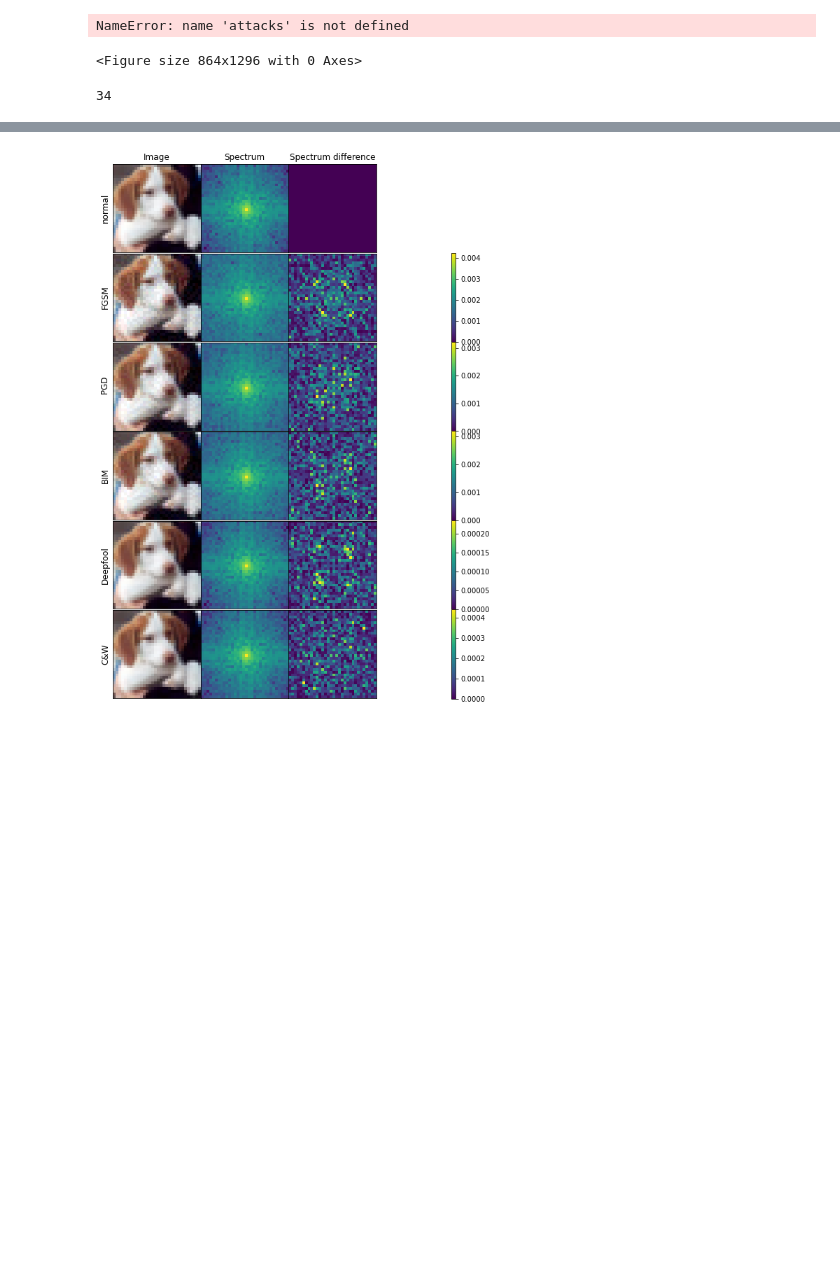
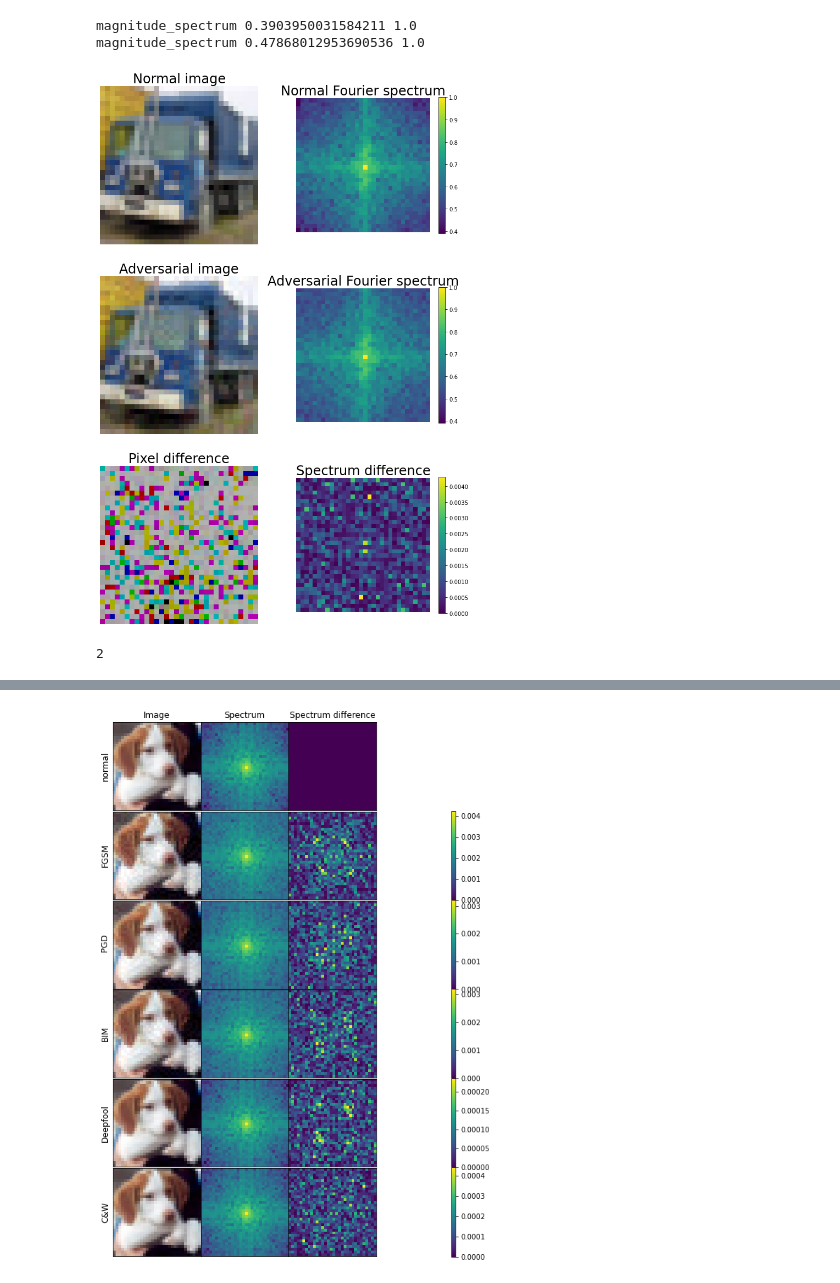
Before and after one commit to adverML/SpectralDefense, a Jupyter notebook: src/analysis/bim_visualization.ipynb, the cells around one changed output, grey strips where cells are left out. Saved outputs shown, nothing was run; the diff lists cells and outputs as text; code cells hidden in the pictures; blank space fills up the shorter version.

```diff
--- a/src/analysis/bim_visualization.ipynb
+++ b/src/analysis/bim_visualization.ipynb
@@ -28,9 +33,11 @@ cws       = torch.load(my_path + '/adversarial_detection/data/foolbox/cw')
 # %%
-def plot_spectrum(fft_im, vmin, scale_factor):
+def plot_spectrum( fft_im, vmin, scale_factor):
     fshift0 = np.fft.fftshift(fft_im) #shifts the zero-frequency component to the center of the spectrum
     magnitude_spectrum = (np.log10(np.abs(fshift0*(np.power(10,scale_factor+1)-1)/np.power(10,scale_factor)+1/np.power(10,scale_factor)))+scale_factor)*1/(scale_factor+1)
     #plt.imshow(np.transpose(np.abs(magnitude_spectrum), (1, 2, 0)), vmin=vmin)
-    plt.imshow(np.abs(magnitude_spectrum),  vmin=vmin)
+
+    print("magnitude_spectrum", magnitude_spectrum.min(),magnitude_spectrum.max(), )
+    return plt.imshow(np.abs(magnitude_spectrum),  vmin=vmin)
 
 def plot_spectrum_diff(fft1, fft2, scale_factor):
     norm = fft1-fft2
@@ -38,11 +45,11 @@ def plot_spectrum_diff(fft1, fft2, scale_factor):
 
     magnitude_spectrum = (np.log10(np.abs(diff*(np.power(10,scale_factor+1)-1)/np.power(10,scale_factor)+1/np.power(10,scale_factor)))+scale_factor)*1/(scale_factor+1)
     #plt.imshow(np.transpose(np.abs(magnitude_spectrum), (1, 2, 0)))
-    plt.imshow(np.abs(magnitude_spectrum), cmap='Blues')
-    return norm
+
+    return plt.imshow(np.abs(magnitude_spectrum), cmap='Blues')
 
 def plot_im(im):
-    plt.imshow(np.transpose(im.numpy(), (1, 2, 0)))
+    return plt.imshow(np.transpose(im.numpy(), (1, 2, 0)))
 
 def plot_diff(im1, im2, scale_factor=0):
     im1 = im1.numpy()
@@ -50,8 +57,8 @@ def plot_diff(im1, im2, scale_factor=0):
     diff = np.abs(im1-im2)
     #print(np.linalg.norm(diff))
     magnitude_spectrum = (np.log10(np.abs(diff*(np.power(10,scale_factor+1)-1)/np.power(10,scale_factor)+1/np.power(10,scale_factor)))+scale_factor)*1/(scale_factor+1)
-    plt.imshow(np.transpose(magnitude_spectrum, (1, 2, 0)))
-    return np.linalg.norm(diff)
+
+    return plt.imshow(np.transpose(magnitude_spectrum, (1, 2, 0)))
 
 def max_projection_fft(x):
 
@@ -104,61 +202,78 @@ def calculate_pmi_image(image, noise, patch_size):
 # %%
-plt.figure(figsize=(12,18))
-im_num = 2
+fig = plt.figure(figsize=(12,18))
+im_num = 14
 attack = attacks[3]
 im = originals[im_num].cpu()
 ad = attack[im_num].cpu()
+
 
 #normal image
 plt.subplot(3,2,1)
 plt.title('Normal image', fontsize=24)
 plot_im(im)
 plt.axis('off')
-plt.subplot(3,2,2)
+ax1 = plt.subplot(3,2,2)
 plt.title('Normal Fourier spectrum', fontsize=24)
 fft = max_projection_fft(im)
 ad_fft = max_projection_fft(ad)
 ad_fft *= 1/np.max(ad_fft)
 fft *= 1/np.max(fft)
 scale_factor=5
 m_n = (np.log10(np.abs(np.fft.fftshift(np.abs(fft))*(np.power(10,scale_factor+1)-1)/np.power(10,scale_factor)+1/np.power(10,scale_factor)))+scale_factor)*1/(scale_factor+1)
 m_a = (np.log10(np.abs(np.fft.fftshift(np.abs(ad_fft))*(np.power(10,scale_factor+1)-1)/np.power(10,scale_factor)+1/np.power(10,scale_factor)))+scale_factor)*1/(scale_factor+1)
 vmin = min(np.min(m_n),np.min(m_a))
 
-plot_spectrum(fft, vmin=vmin, scale_factor=5)
+# divider = make_axes_locatable(ax1)
+# cax = divider.append_axes('right', size="7%", pad=0.2,)
+
+spec = plot_spectrum( fft, vmin=vmin, scale_factor=5)
 plt.axis('off')
-#plt.colorbar()
+
+fig.colorbar(spec, shrink=0.86)
+
 #adversarial image
-plt.subplot(3,2,3)
+ax2 = plt.subplot(3,2,3)
 plt.title('Adversarial image', fontsize=24)
 plot_im(ad)
 plt.axis('off')
 plt.subplot(3,2,4)
 plt.title('Adversarial Fourier spectrum', fontsize=24)
 
+# divider = make_axes_locatable(ax2)
+# cax = divider.append_axes('right', size="7%", pad=0.2,)
 
-plot_spectrum(ad_fft, vmin=vmin,scale_factor=5)
+spec2 = plot_spectrum(ad_fft, vmin=vmin,scale_factor=5)
 plt.axis('off')
-#plt.colorbar()
+# plt.colorbar(shrink=0.9)
+fig.colorbar(spec2, shrink=0.86)
+
 #differences
-plt.subplot(3,2,5)
+ax3 = plt.subplot(3,2,5)
+
+
 plt.title('Pixel difference', fontsize=24)
 norm = plot_diff(im, ad, scale_factor=4)
 plt.axis('off')
 plt.subplot(3,2,6)
 plt.title('Spectrum difference', fontsize=24)
 #norm = plot_spectrum_diff(fft, ad_fft, scale_factor=5)
 plt.imshow(np.abs(ad_fft-fft))
+# divider = make_axes_locatable(ax3)
+# cax = divider.append_axes('right', size="7%", pad=0.2,)
+
+plt.colorbar(shrink=0.86)
 plt.axis('off')
 #plt.colorbar()
-plt.savefig('one_image_analysis')
+plt.savefig('one_image_analysis', bbox_inches='tight')
 im_num+=1
 # %% [output]
-NameError: name 'attacks' is not defined
+magnitude_spectrum 0.3903950031584211 1.0
+magnitude_spectrum 0.47868012953690536 1.0
-<Figure size 864x1296 with 0 Axes>
+[figure, added]
 # %%
 im_num
 # %% [output]
-34
+2
 # %%
 plt.figure(figsize=(12,18))
 im_num = 2
```
Also changed, not shown: parts of 6 cells of this notebook, 24 other files.
